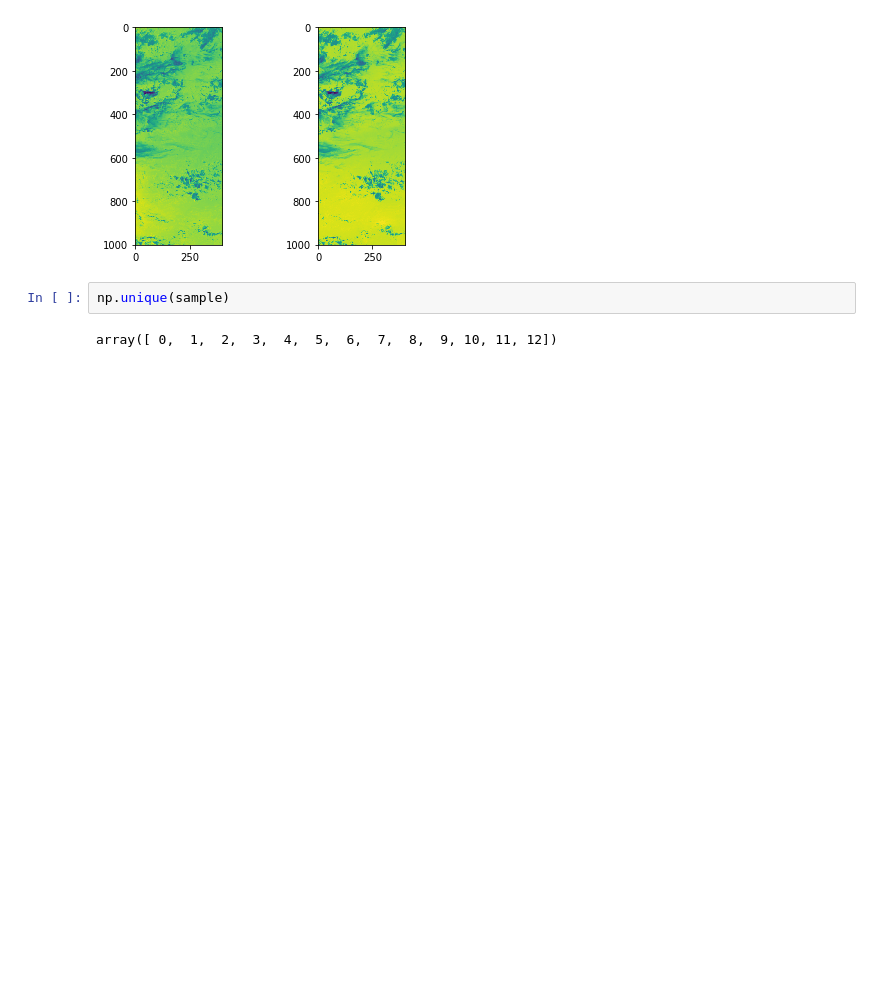
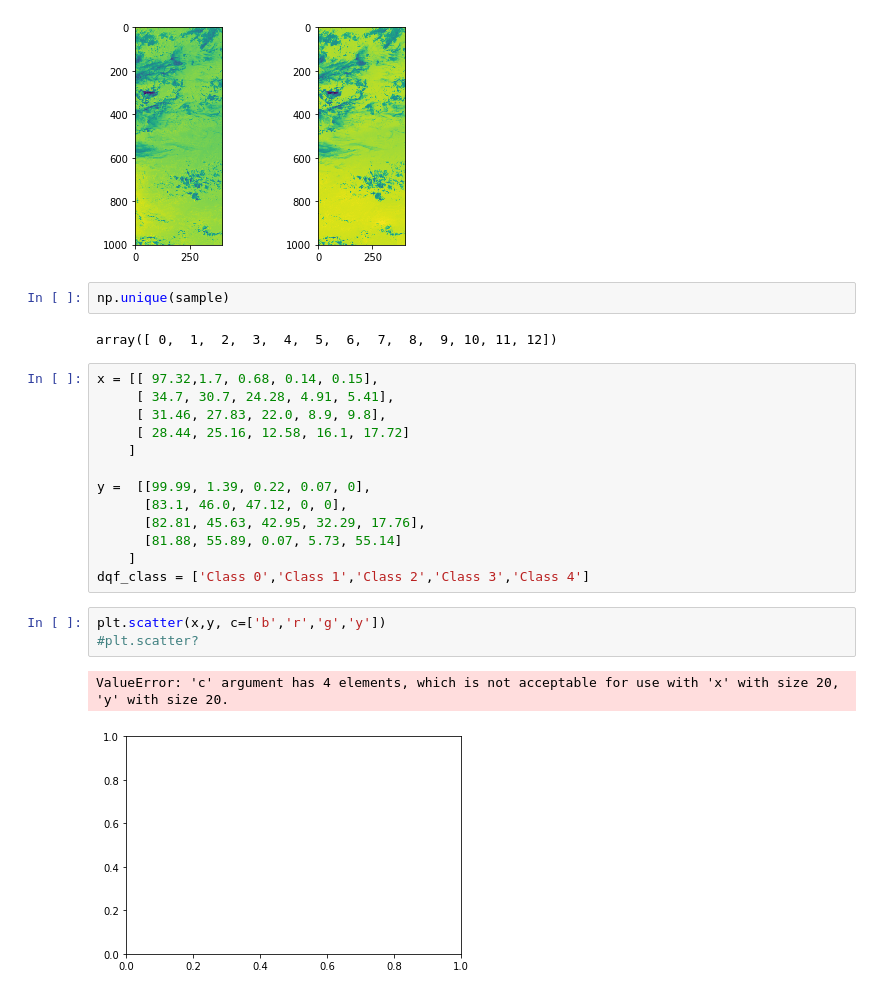
Before and after one commit to adomakor412/GOES-Quality-Flag-Classification, a Jupyter notebook: Presentation.ipynb, the cells around one changed output. Drawn from its saved outputs; the diff is of its cells as text; blank space fills up the shorter version.

Commit message:
presentation scratch plots

```diff
--- a/Presentation.ipynb
+++ b/Presentation.ipynb
@@ -68,3 +70,22 @@ plt.show()
 np.unique(sample)
 # %% [output]
 array([ 0,  1,  2,  3,  4,  5,  6,  7,  8,  9, 10, 11, 12])
+# %%
+x = [[ 97.32,1.7, 0.68, 0.14, 0.15],
+     [ 34.7, 30.7, 24.28, 4.91, 5.41],
+     [ 31.46, 27.83, 22.0, 8.9, 9.8],
+     [ 28.44, 25.16, 12.58, 16.1, 17.72]
+    ]
+
+y =  [[99.99, 1.39, 0.22, 0.07, 0],
+      [83.1, 46.0, 47.12, 0, 0],
+      [82.81, 45.63, 42.95, 32.29, 17.76],
+      [81.88, 55.89, 0.07, 5.73, 55.14]
+    ]
+dqf_class = ['Class 0','Class 1','Class 2','Class 3','Class 4']
+# %%
+plt.scatter(x,y, c=['b','r','g','y'])
+#plt.scatter?
+# %% [output]
+ValueError: 'c' argument has 4 elements, which is not acceptable for use with 'x' with size 20, 'y' with size 20.
+[figure, added]
```
Also changed, not shown: parts of 7 cells of this notebook.
